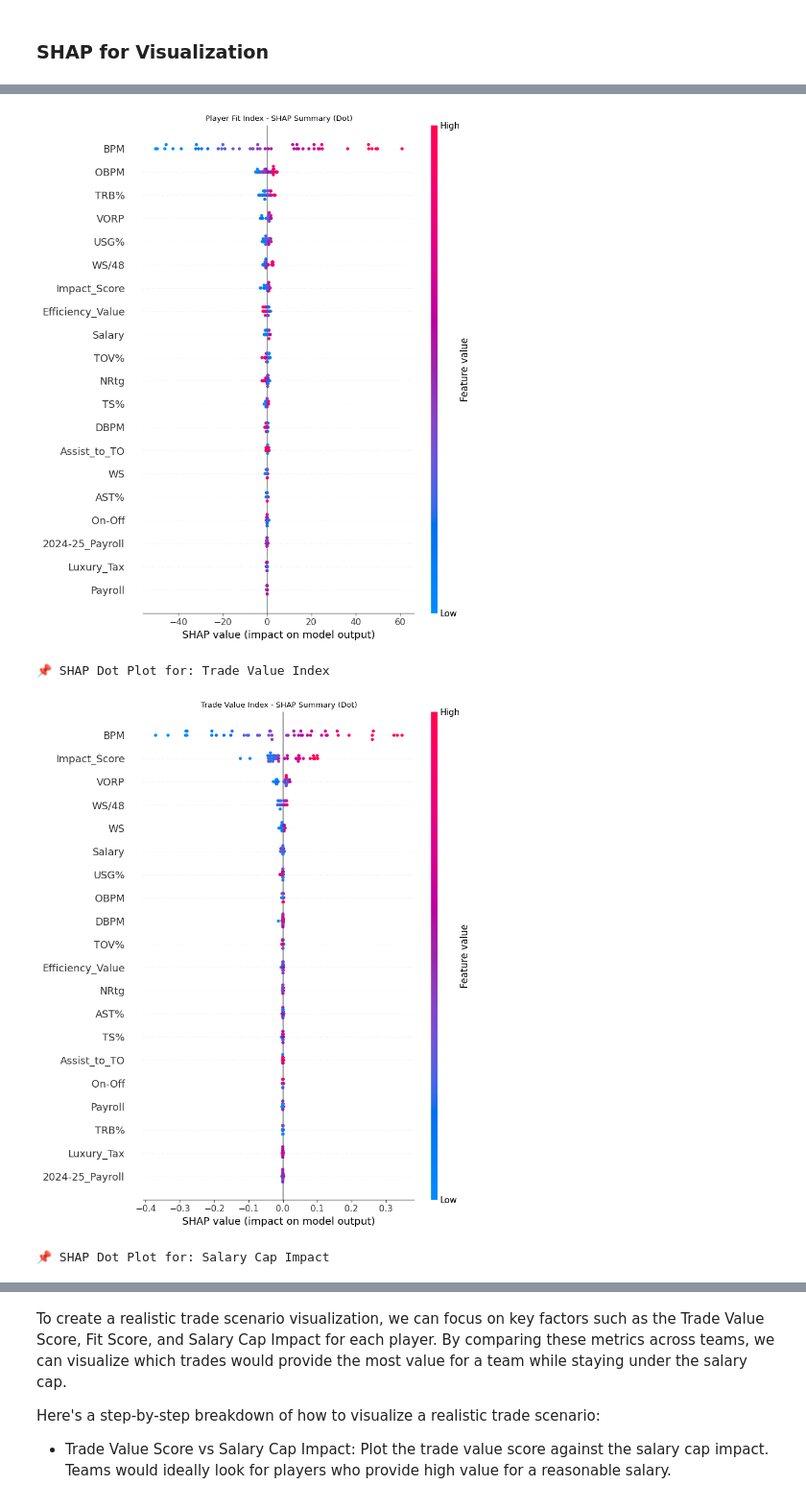
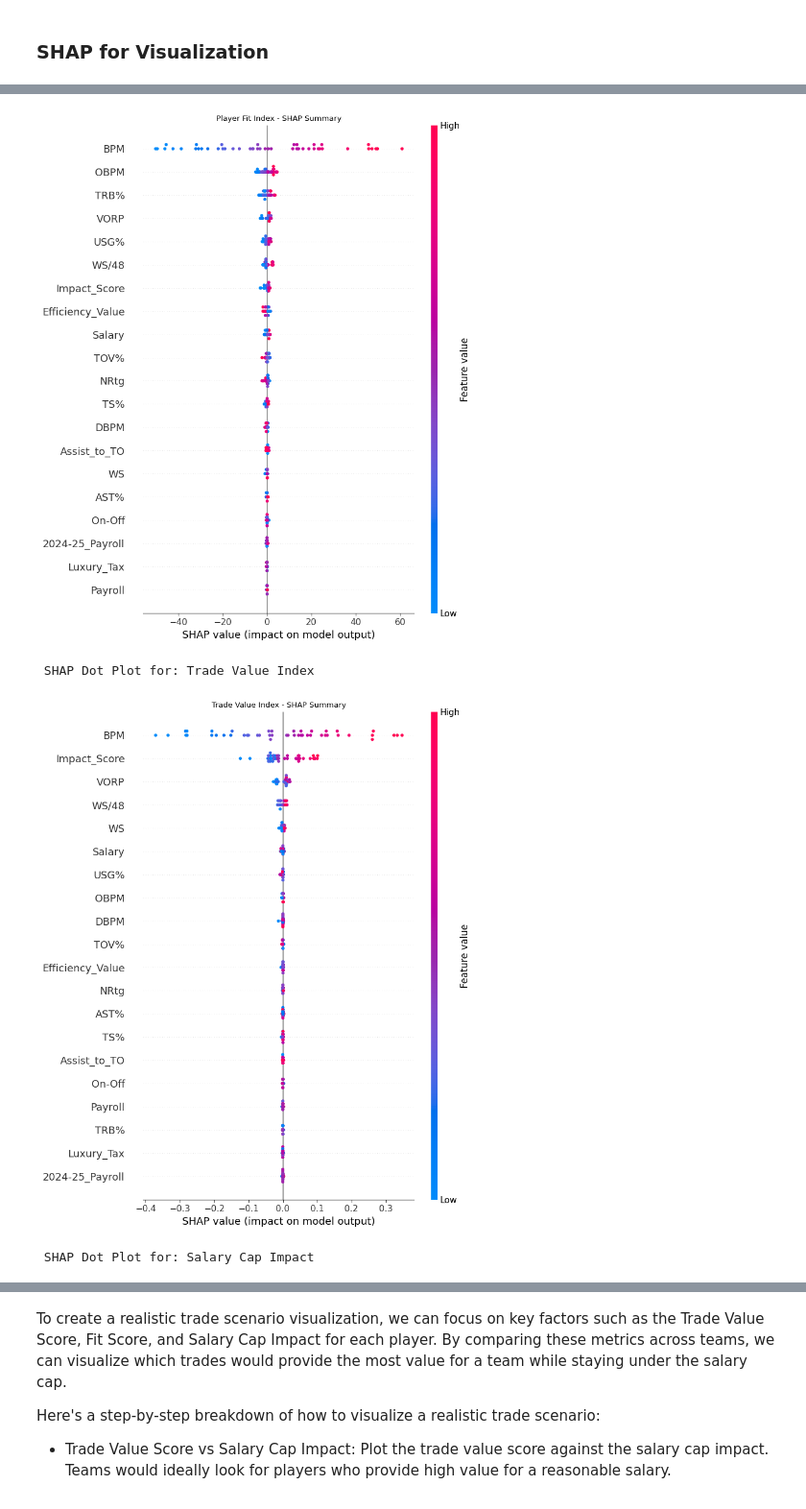
Before and after one commit to Makster04/Phase_4_Project, a Jupyter notebook: Project.ipynb, the cells around one changed output, grey strips where cells are left out. Shown at 96% size. Drawn from its saved outputs; the diff is of its cells as text; code cells hidden in the pictures.

```diff
--- a/Project.ipynb
+++ b/Project.ipynb
@@ -1169,7 +1151,7 @@ test_sets[target] = X_test
 
 # 3. SHAP Dot Plot Visualizations
 for target in targets:
-    print(f"\n📌 SHAP Dot Plot for: {target}")
+    print(f"\n SHAP Dot Plot for: {target}")
     model = default_rf_models[target]
     X_test = test_sets[target]
 
@@ -1177,7 +1159,7 @@ for target in targets:
     shap_values = explainer.shap_values(X_test)
 
     shap.summary_plot(shap_values, X_test, plot_type="dot", show=False)
-    plt.title(f"{target} - SHAP Summary (Dot)")
+    plt.title(f"{target} - SHAP Summary")
     plt.tight_layout()
     plt.show()
 # %% [output]
@@ -1185,4 +1167,4 @@ for target in targets:
-[figure, old version]
+[figure, new version]
-📌 SHAP Dot Plot for: Trade Value Index
+ SHAP Dot Plot for: Trade Value Index
-[figure, old version]
+[figure, new version]
-📌 SHAP Dot Plot for: Salary Cap Impact
+ SHAP Dot Plot for: Salary Cap Impact
```
Also changed, not shown: parts of 11 cells of this notebook, 9 other files.
